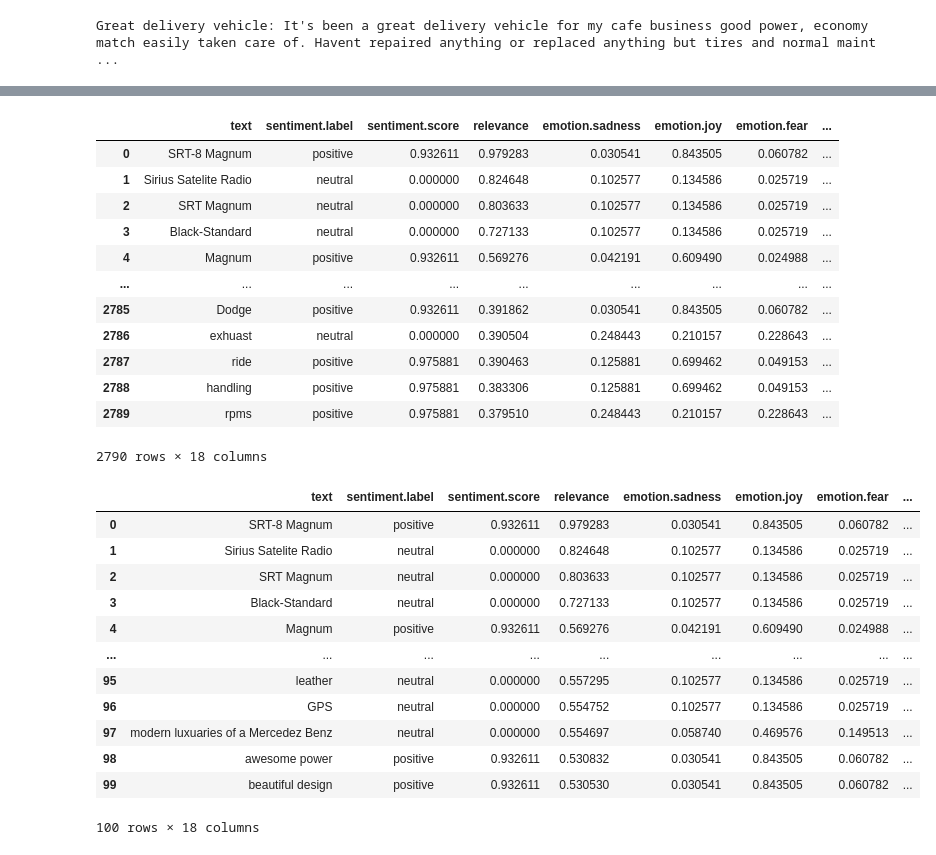
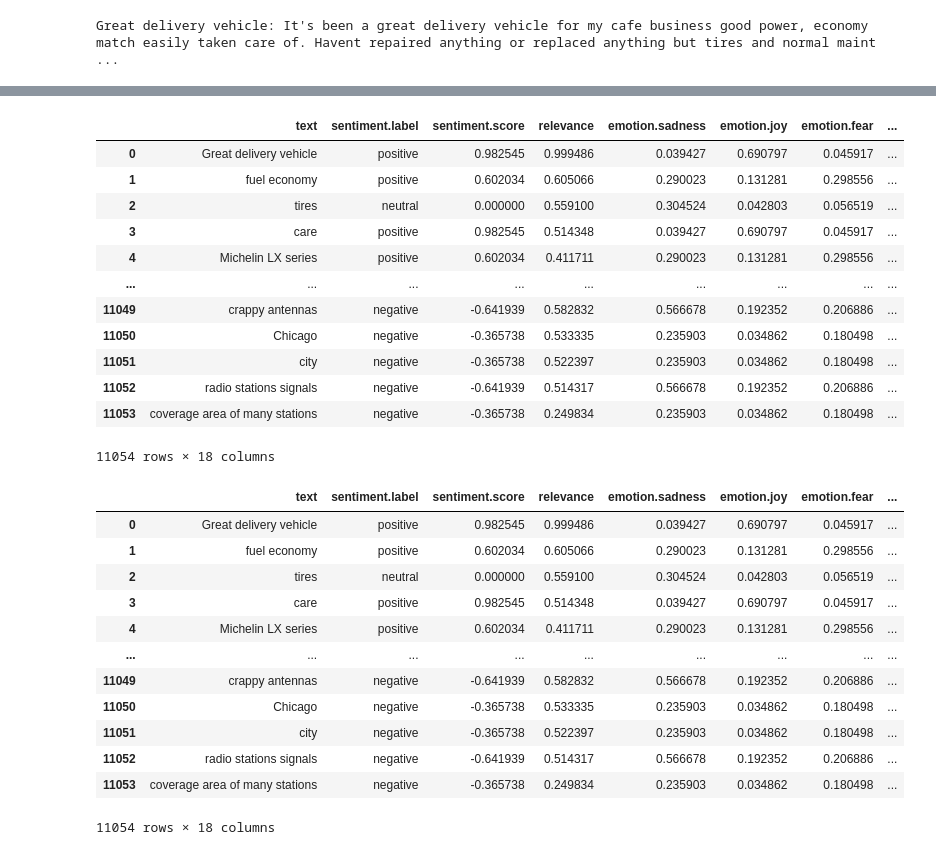
Before and after one commit to Monireh2/text-extensions-for-pandas, a Jupyter notebook: notebooks/Analyze_Text.ipynb, the cells around one changed output, grey strips where cells are left out. Drawn from its saved outputs; the diff is of its cells as text; code cells hidden in the pictures.

```diff
--- a/notebooks/Analyze_Text.ipynb
+++ b/notebooks/Analyze_Text.ipynb
@@ -929,6 +849,6 @@ dodge_rev['Review_Content'].isnull().sum()
 # %%
 # If I send too much request to Watson NLU I will get an error!
-response = dodge_rev['Review_Content'][:100].dropna().apply(lambda x: natural_language_understanding.analyze(
+response = dodge_rev['Review_Content'][:750].dropna().apply(lambda x: natural_language_understanding.analyze(
         text=x,
         return_analyzed_text=True,
         features=nlu.Features(
@@ -938,8 +858,7 @@ response = dodge_rev['Review_Content'][:100].dropna().apply(lambda x: natural_la
             semantic_roles=nlu.SemanticRolesOptions(),
             syntax=nlu.SyntaxOptions(sentences=True,
                                      tokens=nlu.SyntaxOptionsTokens(lemma=True, part_of_speech=True)),
-            sentiment=nlu.SentimentOptions(targets=['vehicle'])
-        )).get_result()) #if str(x) != 'nan' else x)
+        )).get_result())
 # %%
 response
 # %% [output]
@@ -1025,14 +897,14 @@ print(type(test))
 # %%
-# For myself: list of reviews which our parse_response method cannot parse because of some inconsitancies!
-print(response.index)
+# Apply the text extension for pandas to parse the Watson NLU responses in the loop
+temp_response = []
+temp_parsed = []
 for i,t in response.iteritems():
     try:
-        tp.io.watson.nlu.parse_response(t)
+        temp = tp.io.watson.nlu.parse_response(t)
+        temp_response.append(t)
+        temp_parsed.append(temp)
     except Exception as e:
         print(f"Review#:{i}")
         print(f"Error Message: {e}")
-        response.drop(index=[i])
         pass
-
-response.index
 # %% [output]
@@ -1093,4 +928,5 @@ print(len(dfs))
 # %%
-keywords_review = [pd.concat ([parsed_review['keywords'] , pd.Series([r['analyzed_text']]*len(parsed_review['keywords']))], axis = 1) for (parsed_review,r) in zip(parsed_reviews,response)]
+# Concat each of the watson nlu keywowords based sentiment analysis dataframe(output of text enstensions for pandas) with its corresponding review.
+keywords_review = [pd.concat ([parsed_review['keywords'] , pd.Series([r['analyzed_text']]*len(parsed_review['keywords']))], axis = 1) for (parsed_review,r) in zip(temp_parsed,pd.Series(temp_response))]
 keywords_review # list of dataframes
 # %% [output]
@@ -1134,32 +971,33 @@ merged_keywords_review_df = (keywords_review_df.merge(dodge_rev,left_on=0, right
 merged_keywords_review_df
 # %% [output]
 |  | text | sentiment.label | sentiment.score | relevance | emotion.sadness | emotion.joy | emotion.fear | ... |
-| 0 | SRT-8 Magnum | positive | 0.932611 | 0.979283 | 0.030541 | 0.843505 | 0.060782 | ... |
-| 1 | Sirius Satelite Radio | neutral | 0.000000 | 0.824648 | 0.102577 | 0.134586 | 0.025719 | ... |
-| 2 | SRT Magnum | neutral | 0.000000 | 0.803633 | 0.102577 | 0.134586 | 0.025719 | ... |
-| 3 | Black-Standard | neutral | 0.000000 | 0.727133 | 0.102577 | 0.134586 | 0.025719 | ... |
-| 4 | Magnum | positive | 0.932611 | 0.569276 | 0.042191 | 0.609490 | 0.024988 | ... |
+| 0 | Great delivery vehicle | positive | 0.982545 | 0.999486 | 0.039427 | 0.690797 | 0.045917 | ... |
+| 1 | fuel economy | positive | 0.602034 | 0.605066 | 0.290023 | 0.131281 | 0.298556 | ... |
+| 2 | tires | neutral | 0.000000 | 0.559100 | 0.304524 | 0.042803 | 0.056519 | ... |
+| 3 | care | positive | 0.982545 | 0.514348 | 0.039427 | 0.690797 | 0.045917 | ... |
+| 4 | Michelin LX series | positive | 0.602034 | 0.411711 | 0.290023 | 0.131281 | 0.298556 | ... |
 | ... | ... | ... | ... | ... | ... | ... | ... | ... |
-| 2785 | Dodge | positive | 0.932611 | 0.391862 | 0.030541 | 0.843505 | 0.060782 | ... |
-| 2786 | exhuast | neutral | 0.000000 | 0.390504 | 0.248443 | 0.210157 | 0.228643 | ... |
-| 2787 | ride | positive | 0.975881 | 0.390463 | 0.125881 | 0.699462 | 0.049153 | ... |
-| 2788 | handling | positive | 0.975881 | 0.383306 | 0.125881 | 0.699462 | 0.049153 | ... |
-| 2789 | rpms | positive | 0.975881 | 0.379510 | 0.248443 | 0.210157 | 0.228643 | ... |
+| 11049 | crappy antennas | negative | -0.641939 | 0.582832 | 0.566678 | 0.192352 | 0.206886 | ... |
+| 11050 | Chicago | negative | -0.365738 | 0.533335 | 0.235903 | 0.034862 | 0.180498 | ... |
+| 11051 | city | negative | -0.365738 | 0.522397 | 0.235903 | 0.034862 | 0.180498 | ... |
+| 11052 | radio stations signals | negative | -0.641939 | 0.514317 | 0.566678 | 0.192352 | 0.206886 | ... |
+| 11053 | coverage area of many stations | negative | -0.365738 | 0.249834 | 0.235903 | 0.034862 | 0.180498 | ... |
-2790 rows × 18 columns
+11054 rows × 18 columns
 # %%
+# Give a proper column name to the Unnamed: 0'
 merged_keywords_review_df.rename( columns={'Unnamed: 0':'review.number'}, inplace=True )
-merged_keywords_review_df.head(100)
+merged_keywords_review_df
 # %% [output]
 |  | text | sentiment.label | sentiment.score | relevance | emotion.sadness | emotion.joy | emotion.fear | ... |
-| 0 | SRT-8 Magnum | positive | 0.932611 | 0.979283 | 0.030541 | 0.843505 | 0.060782 | ... |
-| 1 | Sirius Satelite Radio | neutral | 0.000000 | 0.824648 | 0.102577 | 0.134586 | 0.025719 | ... |
-| 2 | SRT Magnum | neutral | 0.000000 | 0.803633 | 0.102577 | 0.134586 | 0.025719 | ... |
-| 3 | Black-Standard | neutral | 0.000000 | 0.727133 | 0.102577 | 0.134586 | 0.025719 | ... |
-| 4 | Magnum | positive | 0.932611 | 0.569276 | 0.042191 | 0.609490 | 0.024988 | ... |
+| 0 | Great delivery vehicle | positive | 0.982545 | 0.999486 | 0.039427 | 0.690797 | 0.045917 | ... |
+| 1 | fuel economy | positive | 0.602034 | 0.605066 | 0.290023 | 0.131281 | 0.298556 | ... |
+| 2 | tires | neutral | 0.000000 | 0.559100 | 0.304524 | 0.042803 | 0.056519 | ... |
+| 3 | care | positive | 0.982545 | 0.514348 | 0.039427 | 0.690797 | 0.045917 | ... |
+| 4 | Michelin LX series | positive | 0.602034 | 0.411711 | 0.290023 | 0.131281 | 0.298556 | ... |
 | ... | ... | ... | ... | ... | ... | ... | ... | ... |
-| 95 | leather | neutral | 0.000000 | 0.557295 | 0.102577 | 0.134586 | 0.025719 | ... |
-| 96 | GPS | neutral | 0.000000 | 0.554752 | 0.102577 | 0.134586 | 0.025719 | ... |
-| 97 | modern luxuaries of a Mercedez Benz | neutral | 0.000000 | 0.554697 | 0.058740 | 0.469576 | 0.149513 | ... |
-| 98 | awesome power | positive | 0.932611 | 0.530832 | 0.030541 | 0.843505 | 0.060782 | ... |
-| 99 | beautiful design | positive | 0.932611 | 0.530530 | 0.030541 | 0.843505 | 0.060782 | ... |
+| 11049 | crappy antennas | negative | -0.641939 | 0.582832 | 0.566678 | 0.192352 | 0.206886 | ... |
+| 11050 | Chicago | negative | -0.365738 | 0.533335 | 0.235903 | 0.034862 | 0.180498 | ... |
+| 11051 | city | negative | -0.365738 | 0.522397 | 0.235903 | 0.034862 | 0.180498 | ... |
+| 11052 | radio stations signals | negative | -0.641939 | 0.514317 | 0.566678 | 0.192352 | 0.206886 | ... |
+| 11053 | coverage area of many stations | negative | -0.365738 | 0.249834 | 0.235903 | 0.034862 | 0.180498 | ... |
-100 rows × 18 columns
+11054 rows × 18 columns
```
Also changed, not shown: parts of 40 cells of this notebook.
